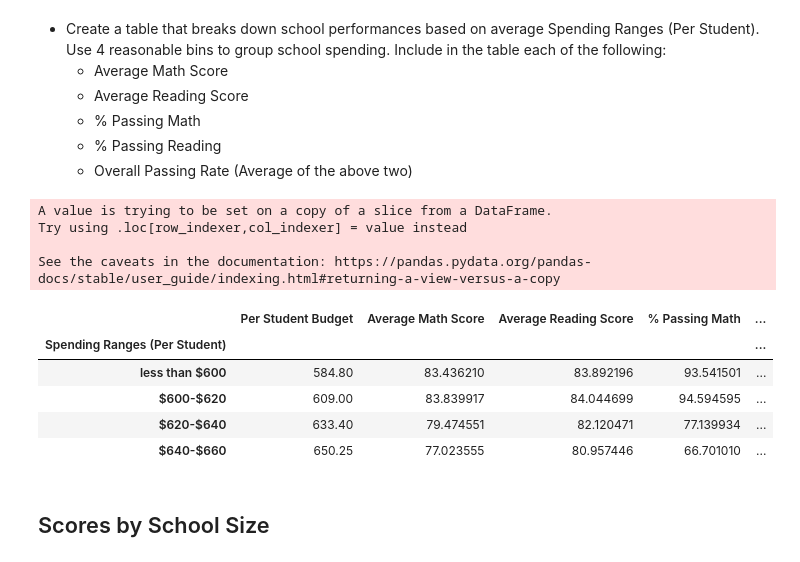
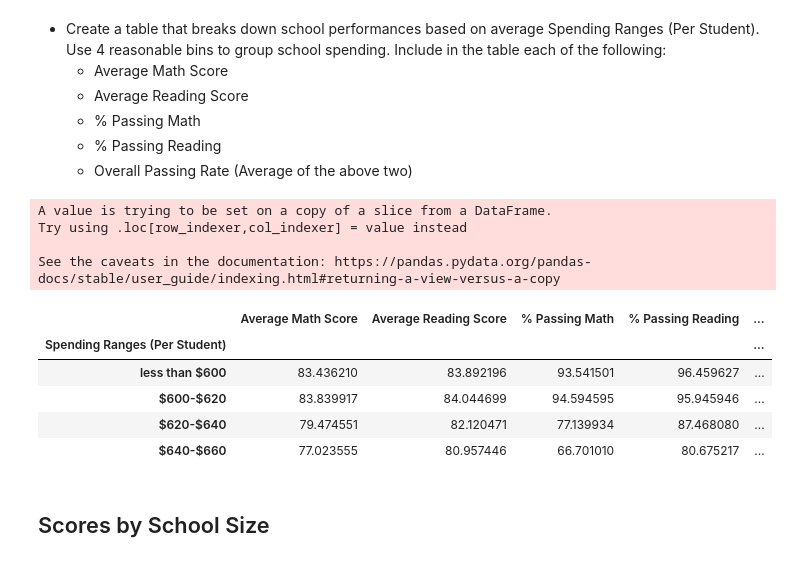
Before and after one commit to njmorr/pandas-challenge, a Jupyter notebook: PyCitySchools/PyCitySchools.ipynb, the cells around one changed output. Saved outputs shown, nothing was run; the diff lists cells and outputs as text; code cells hidden in the pictures.

Commit message:
all formatting finalized

```diff
--- a/PyCitySchools/PyCitySchools.ipynb
+++ b/PyCitySchools/PyCitySchools.ipynb
@@ -308,23 +306,27 @@ school_summary_2 = pd.DataFrame({"School Type":school_type,"Total Students":stud
 # %%
 bins_spending = [0,600,620,640,660]
 group_names_spending = ["less than $600","$600-$620","$620-$640","$640-$660"]
 
 scores_by_spending = school_summary_2[["Per Student Budget","Average Math Score","Average Reading Score","% Passing Math","% Passing Reading","% Overall Passing"]]
-# scores_by_spending = scores_by_spending["Per Student Budget"]
+
+scores_by_spending.style.format("{:.2f}")
+scores_by_spending.head()
 scores_by_spending["Spending Ranges (Per Student)"] = pd.cut(scores_by_spending["Per Student Budget"], bins_spending, labels=group_names_spending, include_lowest=True)
 scores_by_spending = scores_by_spending.groupby("Spending Ranges (Per Student)")
+scores_by_spending = scores_by_spending[["Average Math Score","Average Reading Score","% Passing Math","% Passing Reading","% Overall Passing"]]
+
 scores_by_spending.mean()
 # %% [output]
 A value is trying to be set on a copy of a slice from a DataFrame.
 Try using .loc[row_indexer,col_indexer] = value instead
 
 See the caveats in the documentation: https://pandas.pydata.org/pandas-docs/stable/user_guide/indexing.html#returning-a-view-versus-a-copy
-|  | Per Student Budget | Average Math Score | Average Reading Score | % Passing Math | ... |
+|  | Average Math Score | Average Reading Score | % Passing Math | % Passing Reading | ... |
 | Spending Ranges (Per Student) |  |  |  |  | ... |
-| less than $600 | 584.80 | 83.436210 | 83.892196 | 93.541501 | ... |
-| $600-$620 | 609.00 | 83.839917 | 84.044699 | 94.594595 | ... |
-| $620-$640 | 633.40 | 79.474551 | 82.120471 | 77.139934 | ... |
-| $640-$660 | 650.25 | 77.023555 | 80.957446 | 66.701010 | ... |
+| less than $600 | 83.436210 | 83.892196 | 93.541501 | 96.459627 | ... |
+| $600-$620 | 83.839917 | 84.044699 | 94.594595 | 95.945946 | ... |
+| $620-$640 | 79.474551 | 82.120471 | 77.139934 | 87.468080 | ... |
+| $640-$660 | 77.023555 | 80.957446 | 66.701010 | 80.675217 | ... |
 # %% [markdown]
 ## Scores by School Size
 # %% [markdown]
```
Also changed, not shown: parts of 7 cells of this notebook.
